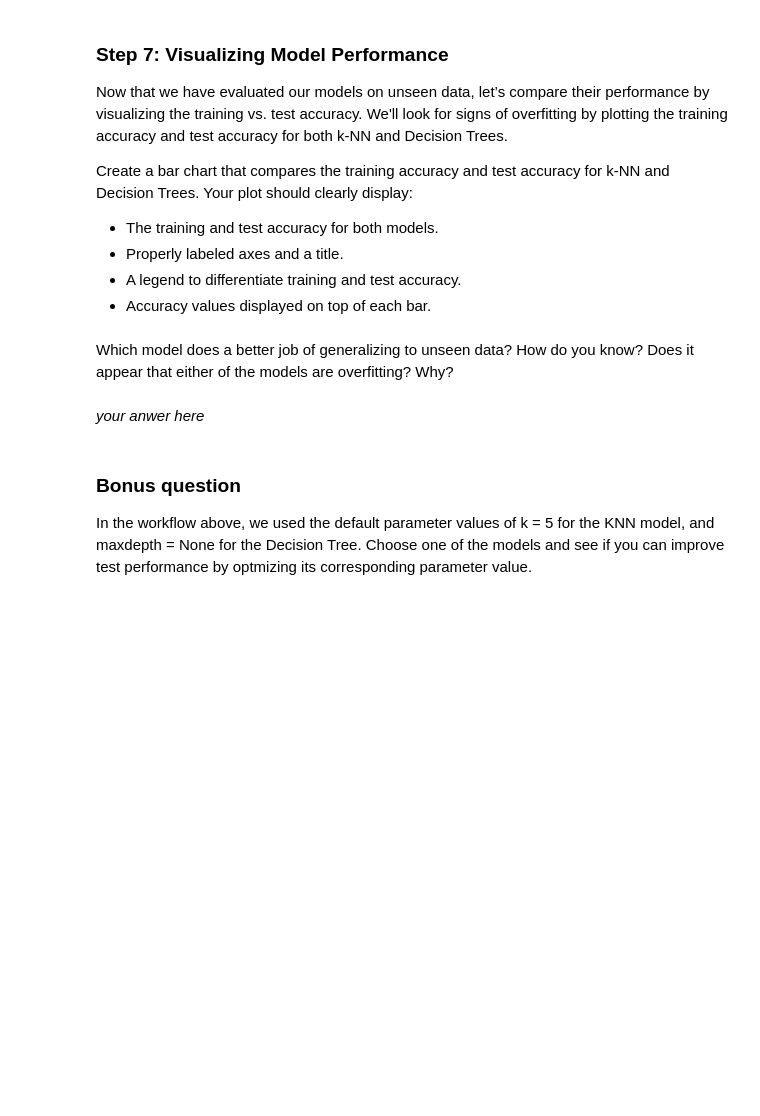
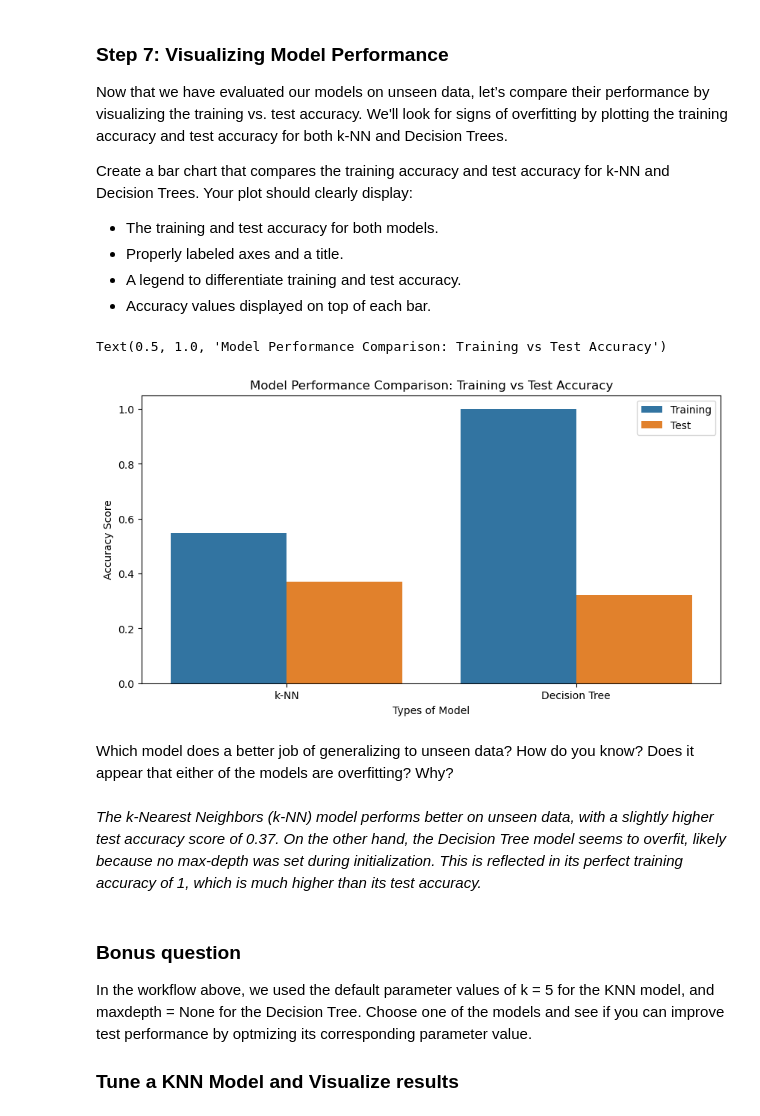
Before and after one commit to ZoeZhouJ/EDS232-labs, a Jupyter notebook: Week4/lab4-spotify.ipynb, the cells around one changed output. Saved outputs shown, nothing was run; the diff lists cells and outputs as text; code cells hidden in the pictures; blank space fills up the shorter version.

```diff
--- a/Week4/lab4-spotify.ipynb
+++ b/Week4/lab4-spotify.ipynb
@@ -124,33 +163,35 @@ y_encoded =
 Good, now we'll do our data splitting and scaling.  Let's go with an 80/20 split this time.
 # %%
 # Split data into 80% train and 20% test
-X_train, X_test, y_train, y_test =
+X_train, X_test, y_train, y_test = train_test_split(X, y_encoded, test_size=0.2, random_state=42)
 
 # Initialize the scaler
-scaler =
+scaler = StandardScaler()
 
 # Fit and transform only the training set
-X_train_scaled =
+X_train_scaled = scaler.fit_transform(X_train)
 
 # Use the same scaler to transform the test set
-X_test_scaled =
+X_test_scaled = scaler.transform(X_test)
 # %% [markdown]
 ### Step 5: Train the models
 OK, now it's time to build our models and assess the training accuracy. We'll use the default of k = 5 for the KNN model.
 # %%
 # Initialize models
-knn =
-dt =
+knn = KNeighborsClassifier(n_neighbors=5)
+dt = DecisionTreeClassifier() # max depth TBD
 
 # Train (fit) both models
-
+knn.fit(X_train_scaled, y_train)
+dt.fit(X_train_scaled, y_train)
 
 # Predictions on training data
-knn_y_train_pred =
-dt_y_train_pred =
+knn_y_train_pred = knn.predict(X_train_scaled)
+dt_y_train_pred = dt.predict(X_train_scaled)
 
 # Compute training accuracy
-knn_train_accuracy =
-dt_train_accuracy =
+knn_train_accuracy = accuracy_score(y_train, knn_y_train_pred)
+dt_train_accuracy = accuracy_score(y_train, dt_y_train_pred)
 
 #Print training accuracy for both models
+print(f"Training accuracy in KNN model: {knn_train_accuracy: .4f}; \nTraining accuracy in DT model: {dt_train_accuracy: .4f}")
@@ -159,11 +203,12 @@ dt_train_accuracy =
 OK, now let's go ahead and predict on the test data to see how well our models do at predicting the genre of unseen tracks.
 # %%
 # Make predictions
-knn_pred =
-dt_pred =
+knn_pred = knn.predict(X_test_scaled)
+dt_pred = dt.predict(X_test_scaled)
 
 # Evaluate prediction accuracy
-knn_accuracy =
-dt_accuracy =
+knn_accuracy = accuracy_score(y_test, knn_pred)
+dt_accuracy = accuracy_score(y_test, dt_pred)
 
 #Print prediction accuracy for both models
+print(f"Prediction accuracy in KNN model: {knn_accuracy: .4f} \nPrediction accuracy in DT model: {dt_accuracy: .4f}")
@@ -177,11 +225,26 @@ Create a bar chart that compares the training accuracy and test accuracy for k-N
 - Properly labeled axes and a title.
 - A legend to differentiate training and test accuracy.
 - Accuracy values displayed on top of each bar.
+# %%
+plt.figure(figsize=(10,5))
+
+#sns.barplot(data=, x=, bins=20, hue='')
+sns.barplot(x=['k-NN', 'k-NN', 'Decision Tree', 'Decision Tree'],
+            y=[knn_train_accuracy, knn_accuracy, dt_train_accuracy, dt_accuracy],
+            hue=['Training', 'Test', 'Training', 'Test'])
+plt.xlabel('Types of Model')
+plt.ylabel('Accuracy Score')
+plt.title('Model Performance Comparison: Training vs Test Accuracy')
+# %% [output]
+Text(0.5, 1.0, 'Model Performance Comparison: Training vs Test Accuracy')
+[figure, added]
 # %% [markdown]
 Which model does a better job of generalizing to unseen data? How do you know?
 Does it appear that either of the models are overfitting? Why?
 # %% [markdown]
-*your anwer here*
+*The k-Nearest Neighbors (k-NN) model performs better on unseen data, with a slightly higher test accuracy score of 0.37. On the other hand, the Decision Tree model seems to overfit, likely because no max-depth was set during initialization. This is reflected in its perfect training accuracy of 1, which is much higher than its test accuracy.*
 # %% [markdown]
 ### Bonus question
 In the workflow above, we used the default parameter values of k = 5 for the KNN model, and maxdepth = None for the Decision Tree. Choose one of the models and see if you can improve test performance by optmizing its corresponding parameter value.
+
+### Tune a KNN Model and Visualize results
```
Also changed, not shown: parts of 16 cells of this notebook, 1 other file.
